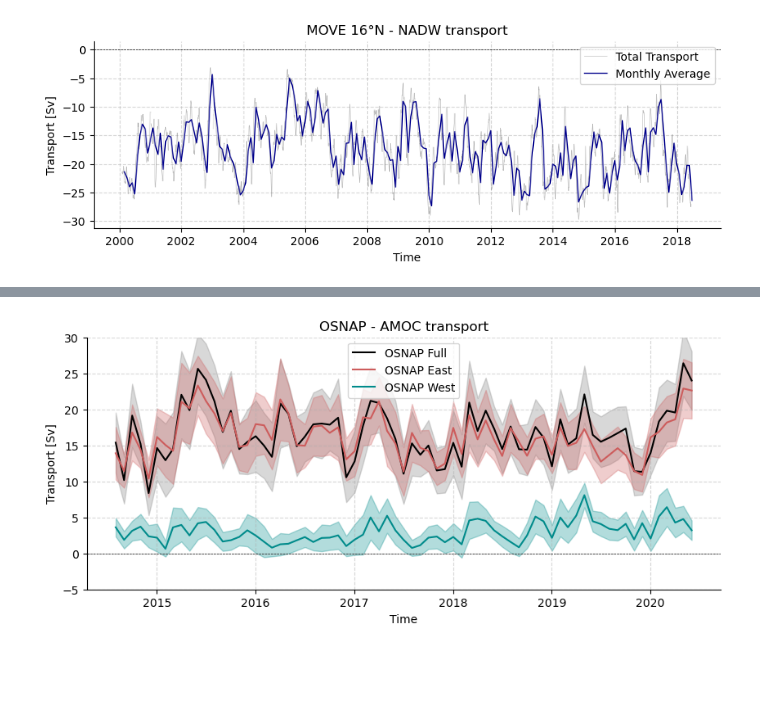
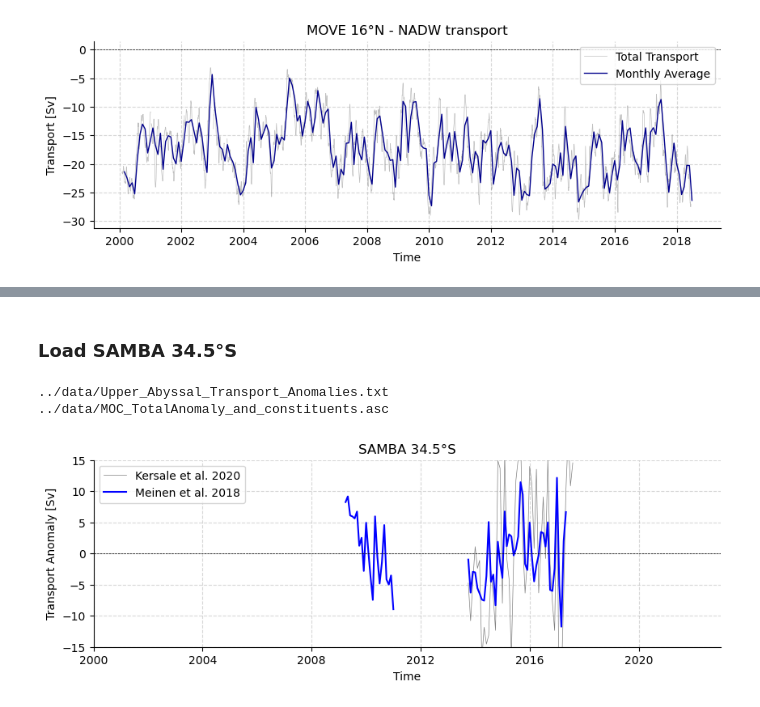
Before and after one commit to eleanorfrajka/MOC-transport, a Jupyter notebook: demo-output.ipynb, the cells around one changed output, grey strips where cells are left out. Drawn from its saved outputs; the diff is of its cells as text; code cells hidden in the pictures; blank space fills up the shorter version.

```diff
--- a/demo-output.ipynb
+++ b/demo-output.ipynb
@@ -28,7 +28,3 @@ from amocarray import readers, writers, plotters, tools, utilities
 # %%
 # Specify the path for writing datafiles
 data_path = os.path.join(parent_dir, 'data')
-# %%
-# Load data from data/moc_transports
-ds = readers.load_sample_dataset()
-type(ds)
@@ -37 +33,6 @@ xarray.core.dataset.Dataset
+# %%
+# Load data from data/moc_transports
+ds_rapid = readers.load_sample_dataset()
+ds_rapid = ds_rapid.rename_dims({'time': 'TIME'})
+ds_rapid = ds_rapid.rename({'time': 'TIME'})
 # %%
@@ -121,40 +157,49 @@ dataset = readers.read_osnap(None, ['OSNAP_MOC_MHT_MFT_TimeSeries_201408_202006_
+# %% [markdown]
+### Load SAMBA 34.5°S
+# %%
+datasets34S = readers.read_34S()
+# %% [output]
+../data/Upper_Abyssal_Transport_Anomalies.txt
+../data/MOC_TotalAnomaly_and_constituents.asc
 # %%
+# Extract the upper and abyssal transport data
+ds = datasets34S[0]
+upper_transport = ds['UPPER_TRANSPORT']
+ds2 = datasets34S[1]
+moc_meinen = ds2['MOC']
+
+
+# Resample the dataset to monthly averages
+upper_transport_monthly = upper_transport.resample(TIME='ME').mean()
+moc_meinen_monthly = moc_meinen.resample(TIME='ME').mean()
 # Create a figure and axis
-fig, ax = plt.subplots(figsize=(10, 4))
+fig, ax = plt.subplots(figsize=(10, 3))
 
-# Add shaded error bars using MOC_ALL_ERR
-# Add shaded error bars for MOC_ALL
-ax.set_clip_on(False)
+# Plot the original upper transport in thin blue
+ax.plot(upper_transport_monthly['TIME'], upper_transport_monthly, color='grey', linewidth=0.5, label='Kersale et al. 2020')
+ax.plot(moc_meinen_monthly['TIME'], moc_meinen_monthly, color='blue', alpha=1, linewidth=1.5, label='Meinen et al. 2018')
 
-ax.fill_between(dataset['TIME'], dataset['MOC_ALL'] - dataset['MOC_ALL_ERR'], dataset['MOC_ALL'] + dataset['MOC_ALL_ERR'], color='grey', alpha=0.3)
-
-# Add shaded error bars for MOC_EAST in orange
-ax.fill_between(dataset['TIME'], dataset['MOC_EAST'] - dataset['MOC_EAST_ERR'], dataset['MOC_EAST'] + dataset['MOC_EAST_ERR'], color='indianred', alpha=0.3)
-
-# Add shaded error bars for MOC_WEST in dark cyan
-ax.fill_between(dataset['TIME'], dataset['MOC_WEST'] - dataset['MOC_WEST_ERR'], dataset['MOC_WEST'] + dataset['MOC_WEST_ERR'], color='darkcyan', alpha=0.3)
-
-# Plot the MOC_ALL time series
-ax.plot(dataset['TIME'], dataset['MOC_ALL'], color='black', label='OSNAP Full')
-ax.plot(dataset['TIME'], dataset['MOC_EAST'], color='indianred', label='OSNAP East')
-ax.plot(dataset['TIME'], dataset['MOC_WEST'], color='darkcyan', label='OSNAP West')
 
 # Add a horizontal line at y=0
 ax.axhline(0, color='black', linestyle='--', linewidth=0.5)
 
 # Customize the axes
 ax.spines['top'].set_visible(False)
 ax.spines['right'].set_visible(False)
 
-# Set y-limits but allow the plot to go outside the limits
-ax.set_ylim(-5, 30)
-ax.set_clip_on(False)
+# Add labels, title, and legend
+ax.set_title('SAMBA 34.5°S')
+ax.set_xlabel('Time')
+ax.set_ylabel(f"{upper_transport.attrs['standard_name']} [{upper_transport.attrs['units']}]")
+ax.legend()
+# Set the x-axis limits from 2000 to 2022
+import pandas as pd
+ax.set_xlim([pd.Timestamp('2000-01-01'), pd.Timestamp('2022-12-31')])
 
-# Customize the plot
-ax.set_title('OSNAP - AMOC transport')
-ax.set_xlabel('Time')
-ax.set_ylabel('Transport [Sv]')
-ax.legend(loc='best')
+# Set the y-axis limits from -15 to 15
+ax.set_ylim([-15, 15])
+
+# Customize the grid
 ax.grid(True, linestyle='--', alpha=0.5)
 # %% [output]
-[figure, old version]
+[figure, new version]
```
Also changed, not shown: parts of 11 cells of this notebook, 14 other files.
